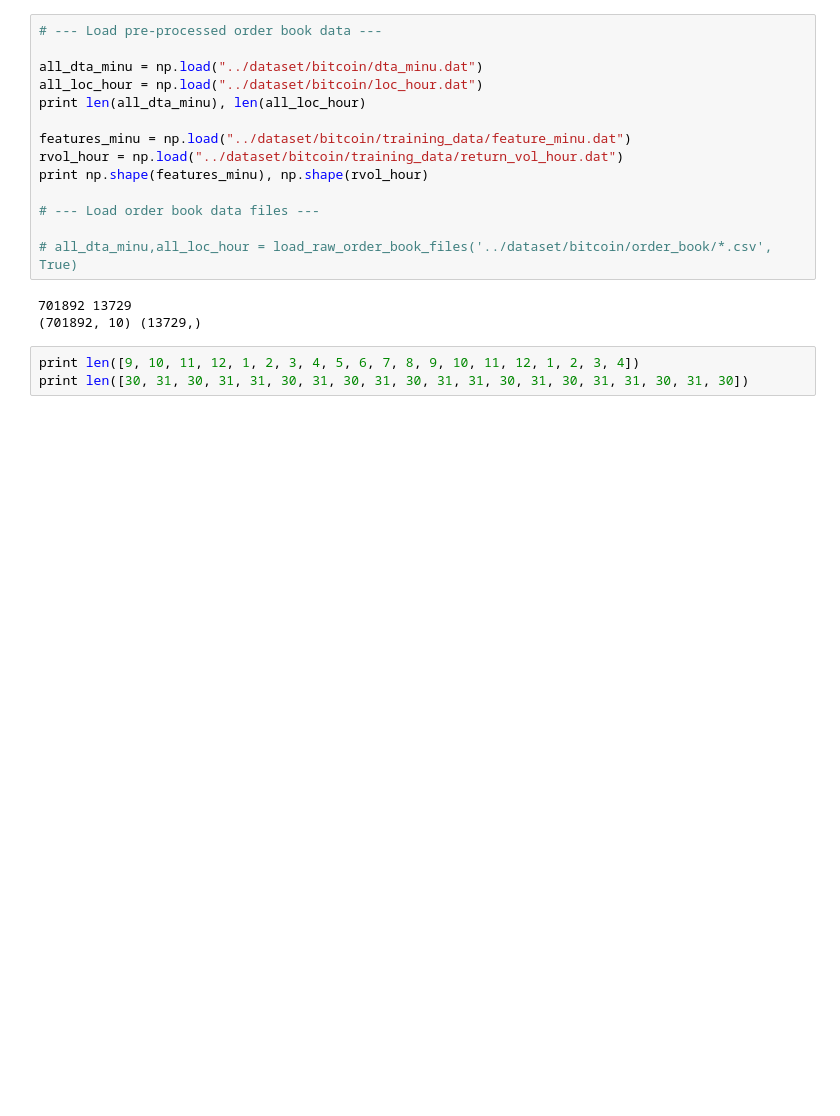
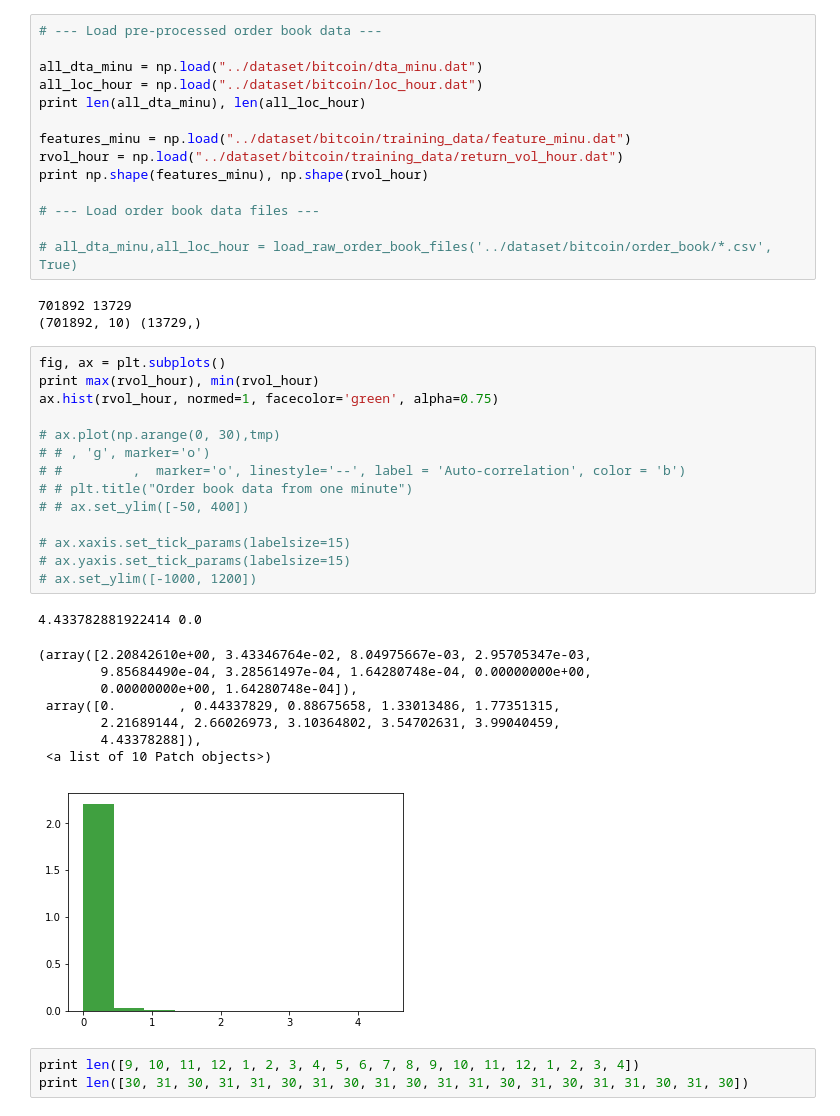
Before and after one commit to weilai0980/mixture_models_crypto, a Jupyter notebook: data_analysis.ipynb, the cells around one changed output. Drawn from its saved outputs; the diff is of its cells as text; blank space fills up the shorter version.

```diff
--- a/data_analysis.ipynb
+++ b/data_analysis.ipynb
@@ -53,6 +53,30 @@ print np.shape(features_minu), np.shape(rvol_hour)
 # %% [output]
 701892 13729
 (701892, 10) (13729,)
+# %%
+fig, ax = plt.subplots()
+print max(rvol_hour), min(rvol_hour)
+ax.hist(rvol_hour, normed=1, facecolor='green', alpha=0.75)
+
+# ax.plot(np.arange(0, 30),tmp)
+# # , 'g', marker='o')
+# #         ,  marker='o', linestyle='--', label = 'Auto-correlation', color = 'b')
+# # plt.title("Order book data from one minute")
+# # ax.set_ylim([-50, 400])
+
+# ax.xaxis.set_tick_params(labelsize=15)
+# ax.yaxis.set_tick_params(labelsize=15)
+# ax.set_ylim([-1000, 1200])
+# %% [output]
+4.433782881922414 0.0
+(array([2.20842610e+00, 3.43346764e-02, 8.04975667e-03, 2.95705347e-03,
+        9.85684490e-04, 3.28561497e-04, 1.64280748e-04, 0.00000000e+00,
+        0.00000000e+00, 1.64280748e-04]),
+ array([0.        , 0.44337829, 0.88675658, 1.33013486, 1.77351315,
+        2.21689144, 2.66026973, 3.10364802, 3.54702631, 3.99040459,
+        4.43378288]),
+ <a list of 10 Patch objects>)
+[figure, added]
 # %%
 print len([9, 10, 11, 12, 1, 2, 3, 4, 5, 6, 7, 8, 9, 10, 11, 12, 1, 2, 3, 4])
 print len([30, 31, 30, 31, 31, 30, 31, 30, 31, 30, 31, 31, 30, 31, 30, 31, 31, 30, 31, 30])
```
Also changed, not shown: parts of 4 cells of this notebook, 16 other files.
